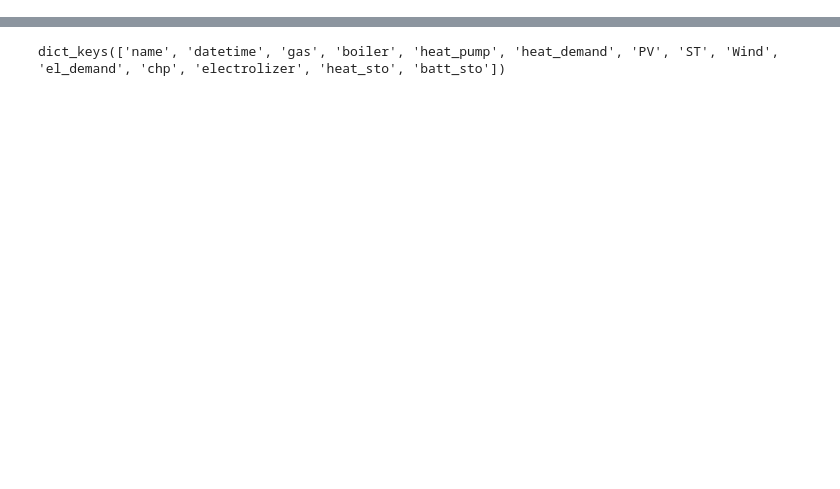
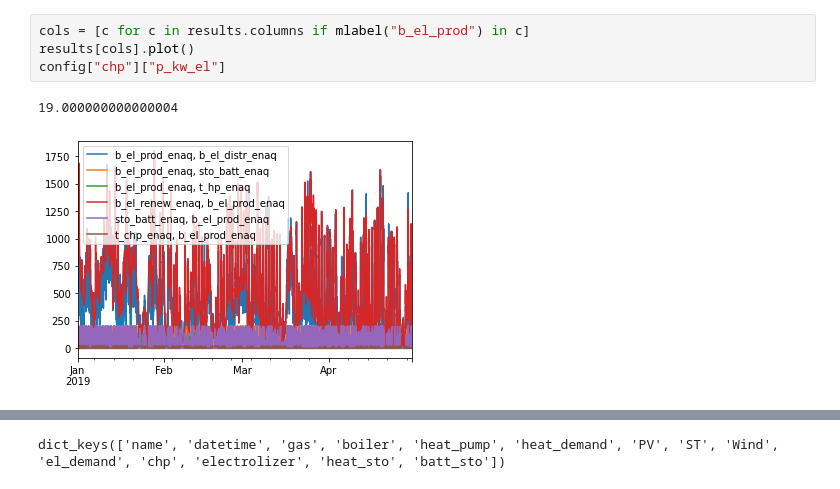
Before and after one commit to Fernando3161/DistrictsNetwork, a Jupyter notebook: model/model_test.ipynb, the cells around one changed output, grey strips where cells are left out. Drawn from its saved outputs; the diff is of its cells as text; blank space fills up the shorter version.

```diff
--- a/model/model_test.ipynb
+++ b/model/model_test.ipynb
@@ -225,0 +407,7 @@ if "heat_pump" in config.keys():
+# %%
+cols = [c for c in results.columns if mlabel("b_el_prod") in c]
+results[cols].plot()
+config["chp"]["p_kw_el"]
+# %% [output]
+19.000000000000004
+[figure, added]
```
Also changed, not shown: parts of 26 cells of this notebook, 6 other files.
